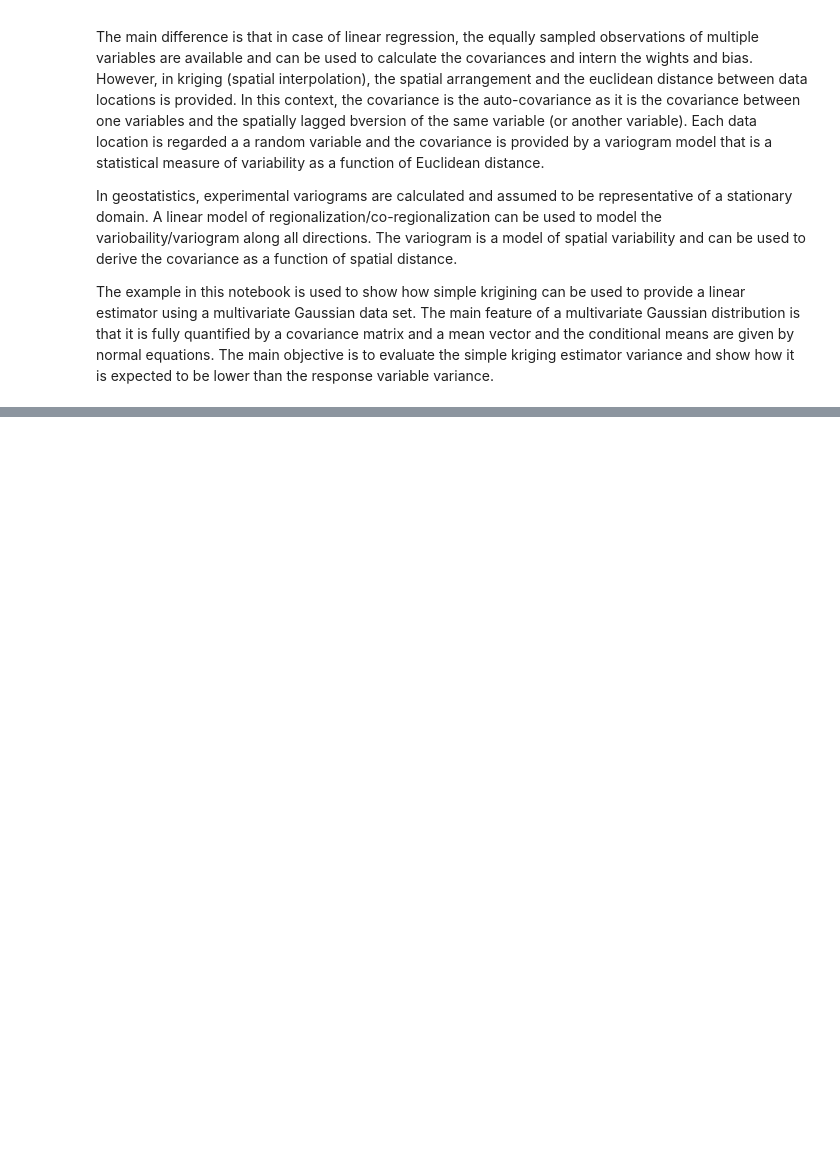
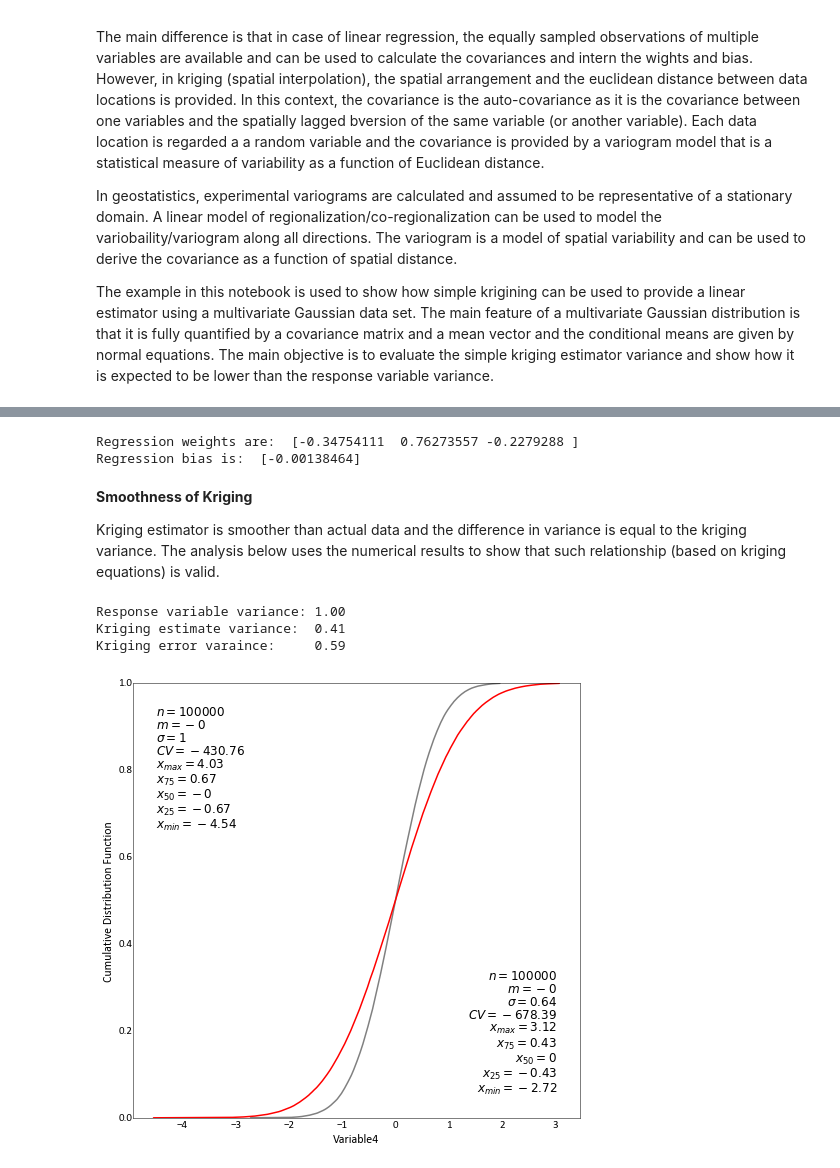
Before and after one commit to MHadavand/Lessons, a Jupyter notebook: Geostat/SimpleKrigingVariance.ipynb, the cells around one changed output, grey strips where cells are left out. Saved outputs shown, nothing was run; the diff lists cells and outputs as text; code cells hidden in the pictures; blank space fills up the shorter version.

```diff
--- a/Geostat/SimpleKrigingVariance.ipynb
+++ b/Geostat/SimpleKrigingVariance.ipynb
@@ -133,0 +190,16 @@ array([-0.20977658,  0.67738802, -0.18649843])
+# %%
+krig_example.get_regression_weights()
+# %% [output]
+Regression weights are:  [-0.34754111  0.76273557 -0.2279288 ]
+Regression bias is:  [-0.00138464]
+# %% [markdown]
+**Smoothness of Kriging**
+
+Kriging estimator is smoother than actual data and the difference in variance is equal to the kriging variance. The analysis below uses the numerical results to show that such relationship (based on kriging equations) is valid.
+# %%
+krig_example.estimate_analysis()
+# %% [output]
+Response variable variance: 1.00
+Kriging estimate variance:  0.41
+Kriging error varaince:     0.59
+[figure, added]
```
Also changed, not shown: parts of 25 cells of this notebook, 1 other file.
